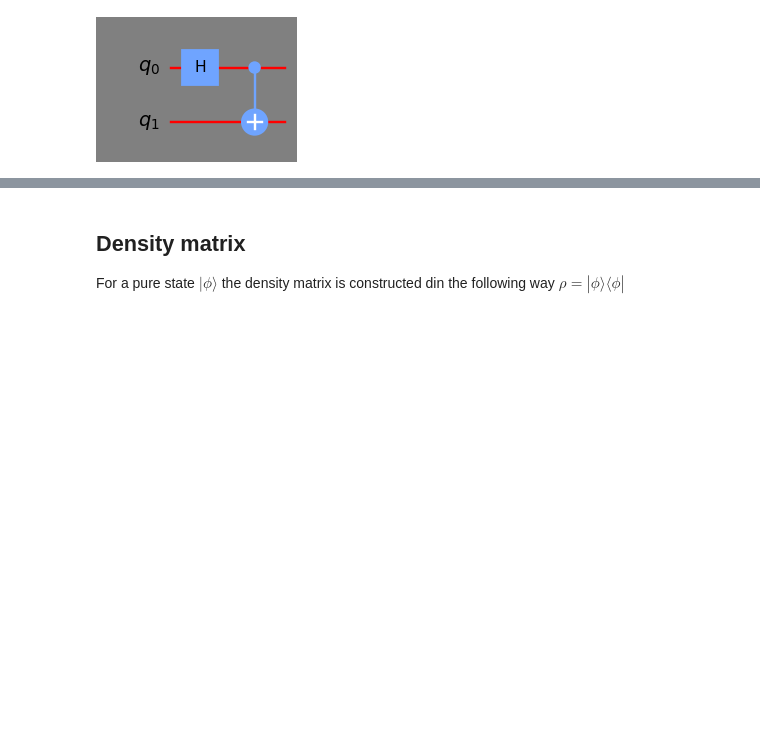
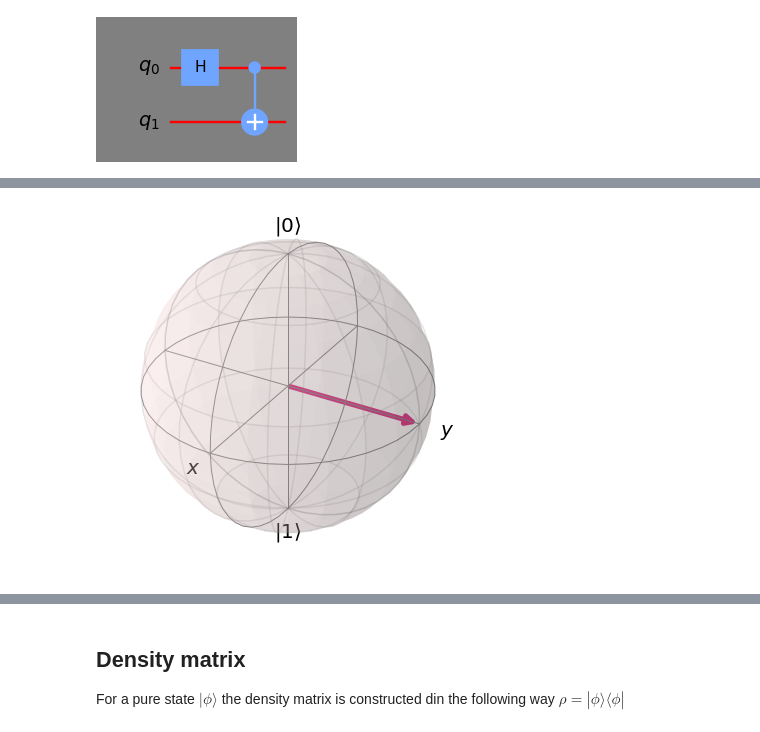
Before and after one commit to petr-ivashkov/qiskit-cert-workbook, a Jupyter notebook: workbook.ipynb, the cells around one changed output, grey strips where cells are left out. Saved outputs shown, nothing was run; the diff lists cells and outputs as text; code cells hidden in the pictures; blank space fills up the shorter version.

Commit message:
added visualization sections

```diff
--- a/workbook.ipynb
+++ b/workbook.ipynb
@@ -531,0 +536,4 @@ bell_0.draw('mpl',scale = 1.2, style=style, fold=-1)
+# %%
+plot_bloch_vector([0,1,0])
+# %% [output]
+[figure, added]
```
Also changed, not shown: parts of 13 cells of this notebook.
